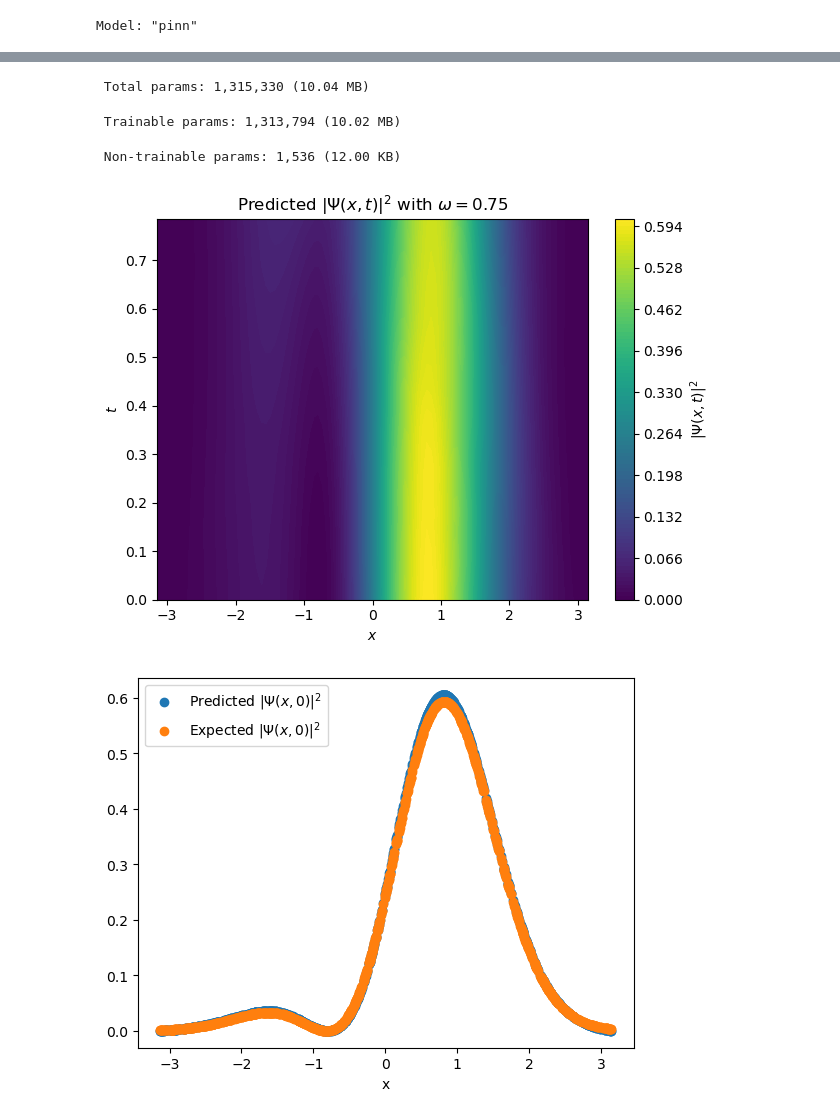
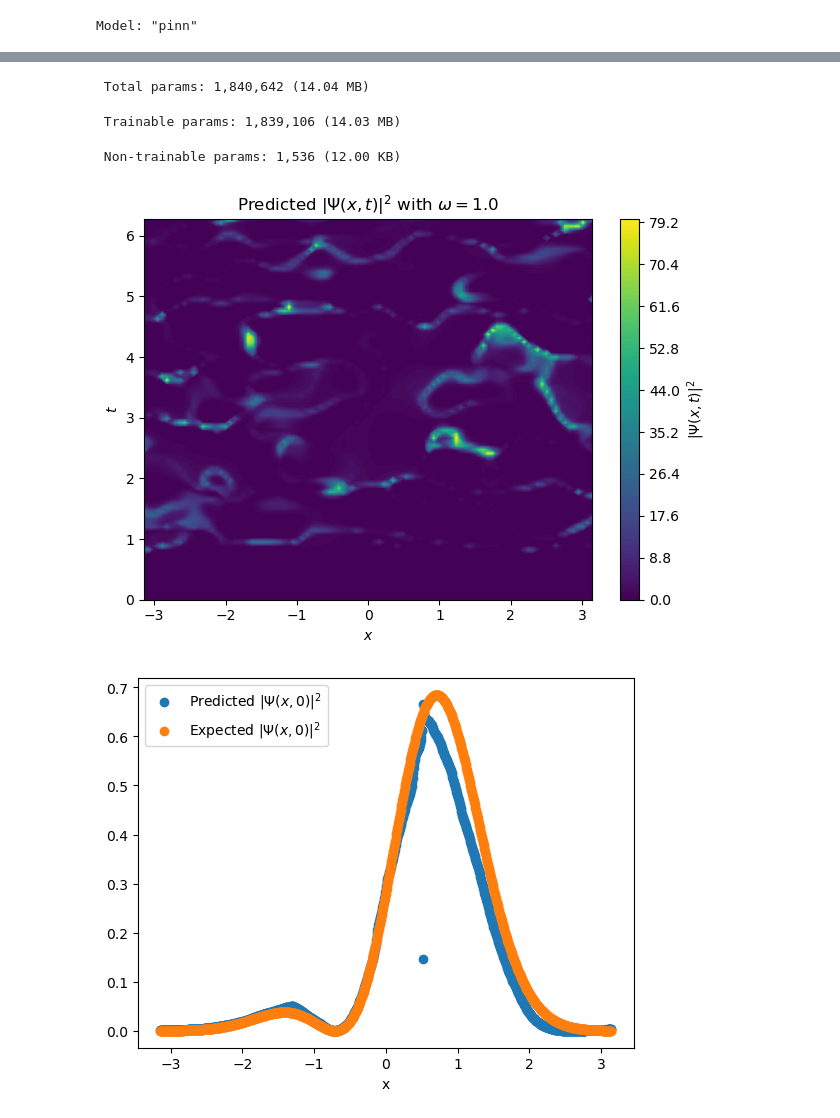
Before and after one commit to mrdchua/PINN-TDSE, a Jupyter notebook: TDSE-PHYS299/pinn-tdse-test.ipynb, the cells around one changed output, grey strips where cells are left out. Cells and saved outputs as stored; diff of their text form; code cells hidden in the pictures.

```diff
--- a/TDSE-PHYS299/pinn-tdse-test.ipynb
+++ b/TDSE-PHYS299/pinn-tdse-test.ipynb
@@ -9,15 +9,11 @@ import datetime
 tf.keras.backend.set_floatx('float64')
 DTYPE = tf.float64
 
-# declare inputs
-w_min, w_max = tf.constant(0.75, dtype=DTYPE), tf.constant(1.0, dtype=DTYPE)
-# w_choice = tf.constant(1.0, dtype=DTYPE)
+# declare whole domain of inputs
+w_min, w_max = tf.constant(0.75, dtype=DTYPE), tf.constant(2.0, dtype=DTYPE)
 pi = tf.constant(np.pi, dtype=DTYPE)
 x_min, x_max = -pi, pi
-t_min, t_max = tf.constant(0.0, dtype=DTYPE), pi/4.0  # stage 1
-# t_min, t_max = tf.constant(0.0, dtype=DTYPE), pi      # stage 2
-# t_min, t_max = tf.constant(0.0, dtype=DTYPE), 1.50*pi # stage 3
-# t_min, t_max = tf.constant(0.0, dtype=DTYPE), 2.0*pi  # stage 4
+t_min, t_max = tf.constant(0.0, dtype=DTYPE), 2.0*pi
 
 # scale inputs
 def scale_inputs(input, input_min, input_max):
@@ -30,21 +26,26 @@ def psi_init(x, w, pi):
     return (1.0/np.sqrt(2.0)) * (u_0 + u_1)
 
 # data generation
-N_f, N_b, N_i, N_grid = 5000, 1000, 1000, 200
+N_f, N_b, N_i = 5000, 1000, 1000
+
+# curriculum training
+w_choice = 1.0
+# w_cmin, w_cmax = tf.constant(0.95, dtype=DTYPE), tf.constant(1.05, dtype=DTYPE)
+t_cmin, t_cmax = tf.constant(0.0, dtype=DTYPE), pi/8.0
 
 # boundary points
 x_b = tf.concat([tf.ones((N_b//2, 1), dtype=DTYPE) * x_min,
                  tf.ones((N_b//2, 1), dtype=DTYPE) * x_max], axis=0)
-t_b = tf.random.uniform((N_b, 1), t_min, t_max, dtype=DTYPE)
+t_b = tf.linspace(t_cmin, t_cmax, N_b//2)[:, None]
+t_b = tf.tile(t_b, [2, 1])
 x_bs = scale_inputs(x_b, x_min, x_max)  # scaled
 t_bs = scale_inputs(t_b, t_min, t_max)  # scaled
 
 # initial points
-x_i = tf.random.uniform((N_i, 1), x_min, x_max, dtype=DTYPE)
+x_i = tf.linspace(x_min, x_max, N_i)[:, None]
 t_i = tf.zeros_like(x_i, dtype=DTYPE)
 x_is = scale_inputs(x_i, x_min, x_max)  # scaled
 t_is = scale_inputs(t_i, t_min, t_max)  # scaled
-
 
 # Fourier feature layer
 @tf.keras.utils.register_keras_serializable()
@@ -91,6 +92,8 @@ class PINN(tf.keras.Model):
         self.dense2 = tf.keras.layers.Dense(512, activation='tanh', kernel_initializer=initializer)
         self.dense3 = tf.keras.layers.Dense(512, activation='tanh', kernel_initializer=initializer)
         self.dense4 = tf.keras.layers.Dense(512, activation='tanh', kernel_initializer=initializer)
+        self.dense5 = tf.keras.layers.Dense(512, activation='tanh', kernel_initializer=initializer)
+        self.dense6 = tf.keras.layers.Dense(512, activation='tanh', kernel_initializer=initializer)
         self.out = tf.keras.layers.Dense(2, activation='linear', kernel_initializer=initializer) # u_Re, u_Im
 
     def call(self, x):
@@ -99,6 +102,8 @@ class PINN(tf.keras.Model):
         x = self.dense2(x)
         x = self.dense3(x)
         x = self.dense4(x)
+        x = self.dense5(x)
+        x = self.dense6(x)
         return self.out(x)
 
     def get_config(self):
@@ -135,7 +140,6 @@ t_plot_in = tf.convert_to_tensor(t_plot_scaled, dtype=DTYPE)
 
 density_interior = []
 
-w_choice = w_min
 w_test = tf.ones_like(x_plot_in) * w_choice
 w_in = scale_inputs(w_test, w_min, w_max)
 for t_val in tf.unstack(t_plot_in, axis=0):
@@ -144,8 +148,6 @@ for t_val in tf.unstack(t_plot_in, axis=0):
     uv = loaded_model(input)
     u, v = uv[:, 0], uv[:, 1]
     density = u**2 + v**2
-    # psi_Re, psi_Im = normalization(x_min, x_max, N, u, v)
-    # density = psi_Re**2 + psi_Im**2
     density_interior.append(density)
 
 # plt.figure(figsize=(8, 5))
@@ -168,7 +170,6 @@ u, v = uv[:, 0:1], uv[:, 1:2]
 psi_i = psi_init(x_i, w_test, pi)
 
 plt.scatter(x_i, u**2 + v**2, label=r'Predicted $|\Psi(x,0)|^2$')
-# plt.scatter(x_i, density_initial, label=r'Normalized Predicted $|\Psi(x,0)|^2$')
 plt.scatter(x_i, tf.math.abs(psi_i)**2, label=r'Expected $|\Psi(x,0)|^2$')
 plt.xlabel('x')
 plt.legend()
@@ -181,11 +182,8 @@ w_in = scale_inputs(w_test, w_min, w_max)
 X = tf.concat([x_bs, t_bs, w_in], axis=1)
 uv = loaded_model(X)
 u, v = uv[:, 0:1], uv[:, 1:2]
-# psi_Re, psi_Im = normalization(x_min, x_max, N_b, u, v)
-# density_boundary = psi_Re**2 + psi_Im**2
 
 plt.scatter(t_b, u**2 + v**2, label=r'Predicted $|\Psi(x_b,t)|^2$')
-# plt.scatter(t_b, density_boundary, label=r'Normalized Predicted $|\Psi(x_b,t)|^2$')
 plt.xlabel('t')
 plt.legend()
 plt.show()
@@ -210,6 +214,6 @@ Model: "pinn"
 └─────────────────────────────────┴────────────────────────┴───────────────┘
- Total params: 1,315,330 (10.04 MB)
+ Total params: 1,840,642 (14.04 MB)
- Trainable params: 1,313,794 (10.02 MB)
+ Trainable params: 1,839,106 (14.03 MB)
  Non-trainable params: 1,536 (12.00 KB)
-[figure, old version]
+[figure, new version]
-[figure, old version]
+[figure, new version]
```
Also changed, not shown: parts of 2 cells of this notebook.
